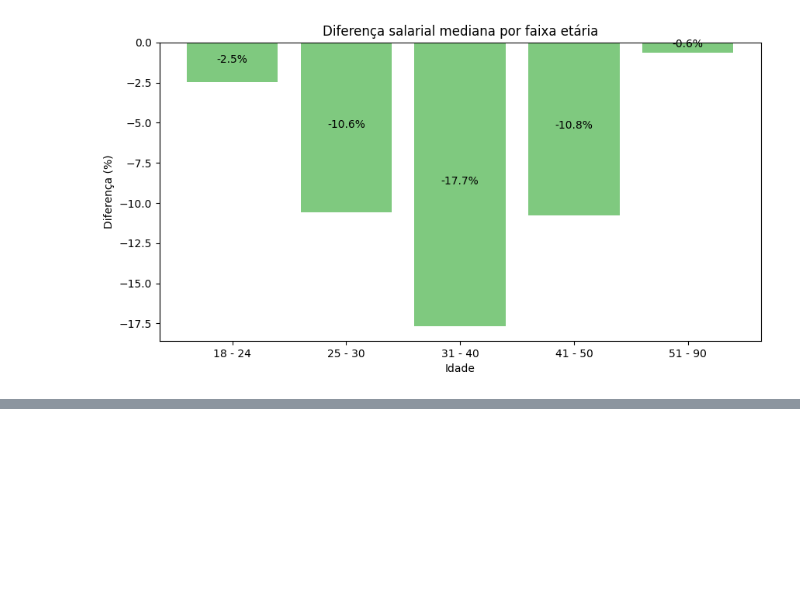
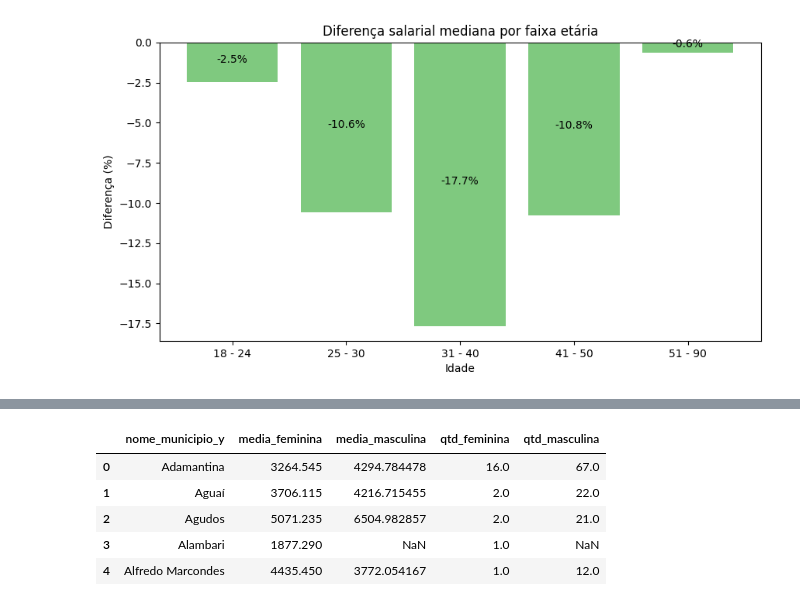
Before and after one commit to ricardo-gmarques/estagio, a Jupyter notebook: analise_rais2023.ipynb, the cells around one changed output, grey strips where cells are left out. Saved outputs shown, nothing was run; the diff lists cells and outputs as text; code cells hidden in the pictures; blank space fills up the shorter version.

```diff
--- a/analise_rais2023.ipynb
+++ b/analise_rais2023.ipynb
@@ -1614,0 +1635,13 @@ print(total_fem/(total_fem+total_masc)*100)
+# %%
+# Média salarial por município e sexo
+
+media_sexo_municipio = (
+    df.groupby(['nome_municipio_y', 'sexo trabalhador'])
+      .agg(
+          media_salarial=('vl remun média nom', 'mean'),
+          quantidade=('vl remun média nom', 'count')
+      )
+      .reset_index()
+)
+
+media_sexo_municipio.head()
@@ -1614,0 +1655,26 @@ print(total_fem/(total_fem+total_masc)*100)
+# %%
+# Transformar sexo em colunas
+
+tabela_diferenca_municipio = media_sexo_municipio.pivot(
+    index='nome_municipio_y',
+    columns='sexo trabalhador',
+    values=['media_salarial', 'quantidade']
+)
+
+tabela_diferenca_municipio.columns = [
+    'media_feminina',
+    'media_masculina',
+    'qtd_feminina',
+    'qtd_masculina'
+]
+
+tabela_diferenca_municipio = tabela_diferenca_municipio.reset_index()
+
+tabela_diferenca_municipio.head()
+# %% [output]
+|  | nome_municipio_y | media_feminina | media_masculina | qtd_feminina | qtd_masculina |
+| 0 | Adamantina | 3264.545 | 4294.784478 | 16.0 | 67.0 |
+| 1 | Aguaí | 3706.115 | 4216.715455 | 2.0 | 22.0 |
+| 2 | Agudos | 5071.235 | 6504.982857 | 2.0 | 21.0 |
+| 3 | Alambari | 1877.290 | NaN | 1.0 | NaN |
+| 4 | Alfredo Marcondes | 4435.450 | 3772.054167 | 1.0 | 12.0 |
```
Also changed, not shown: parts of 11 cells of this notebook.
